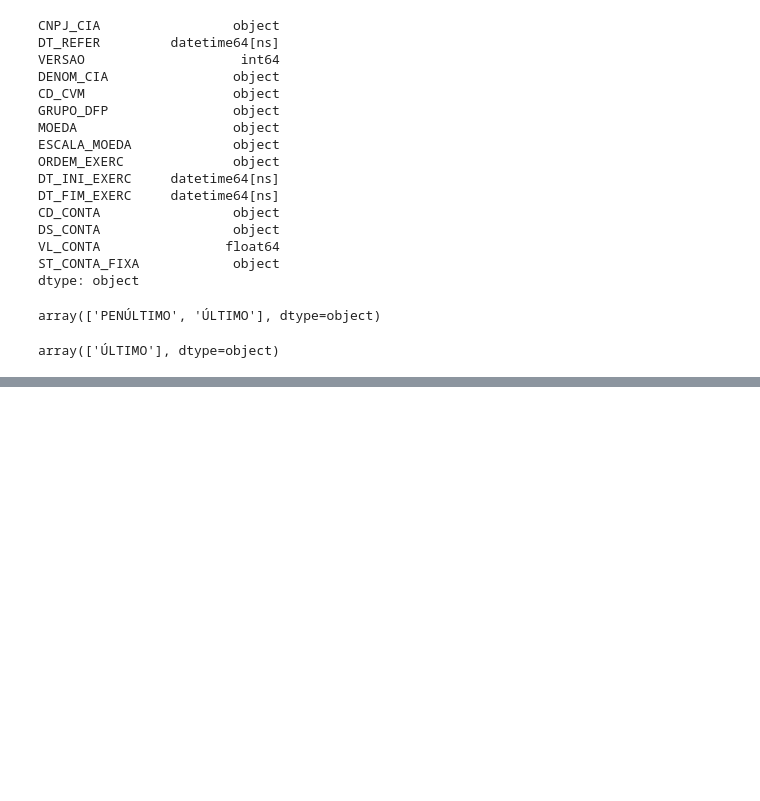
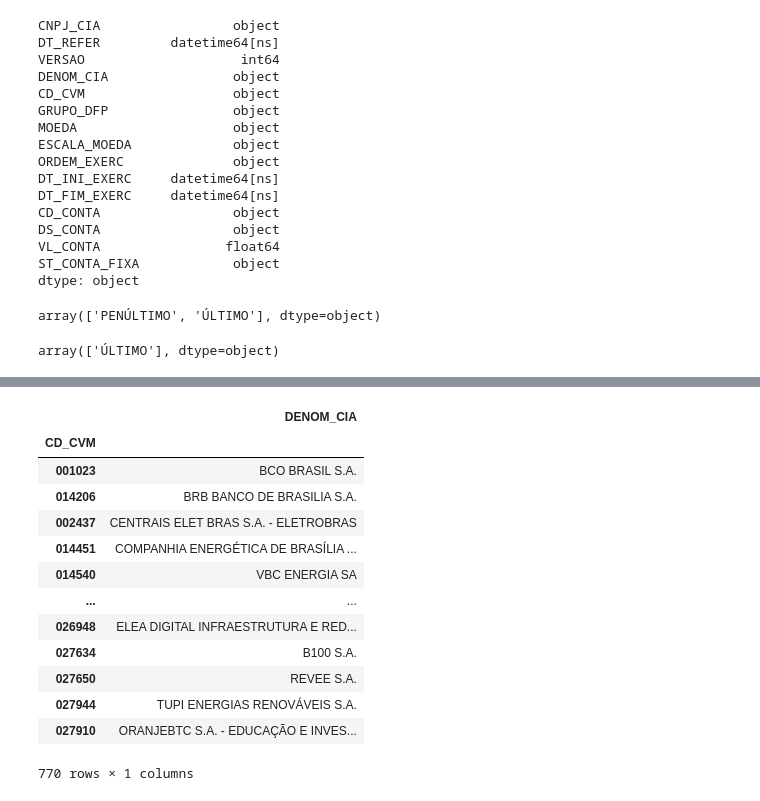
Before and after one commit to esscova/financas-quantitativas, a Jupyter notebook: Coletando PL histórico de empresas listadas na B3 com dados da CVM/preco_lucro_historico.ipynb, the cells around one changed output, grey strips where cells are left out. Drawn from its saved outputs; the diff is of its cells as text; code cells hidden in the pictures; blank space fills up the shorter version.

```diff
--- a/Coletando PL histórico de empresas listadas na B3 com dados da CVM/preco_lucro_historico.ipynb
+++ b/Coletando PL histórico de empresas listadas na B3 com dados da CVM/preco_lucro_historico.ipynb
@@ -193,0 +220,21 @@ array(['ÚLTIMO'], dtype=object)
+# %%
+cols = ['CD_CVM','DENOM_CIA']
+empresas = df[cols].drop_duplicates()
+empresas = empresas.set_index('CD_CVM')
+
+empresas
+# %% [output]
+|  | DENOM_CIA |
+| CD_CVM |  |
+| 001023 | BCO BRASIL S.A. |
+| 014206 | BRB BANCO DE BRASILIA S.A. |
+| 002437 | CENTRAIS ELET BRAS S.A. - ELETROBRAS |
+| 014451 | COMPANHIA ENERGÉTICA DE BRASÍLIA ... |
+| 014540 | VBC ENERGIA SA |
+| ... | ... |
+| 026948 | ELEA DIGITAL INFRAESTRUTURA E RED... |
+| 027634 | B100 S.A. |
+| 027650 | REVEE S.A. |
+| 027944 | TUPI ENERGIAS RENOVÁVEIS S.A. |
+| 027910 | ORANJEBTC S.A. - EDUCAÇÃO E INVES... |
+770 rows × 1 columns
```
Also changed, not shown: parts of 14 cells of this notebook.
